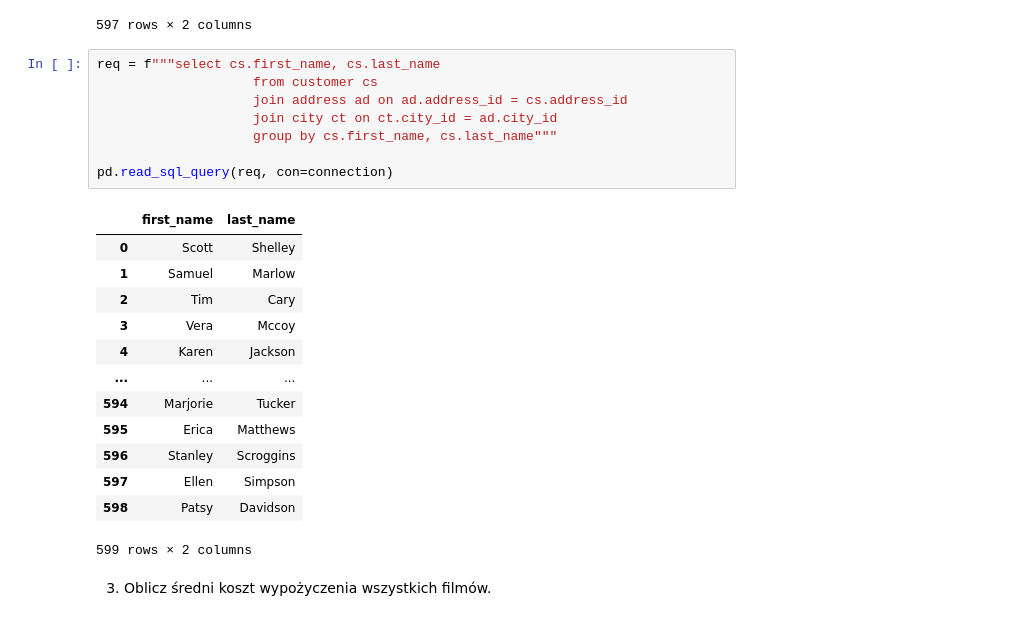
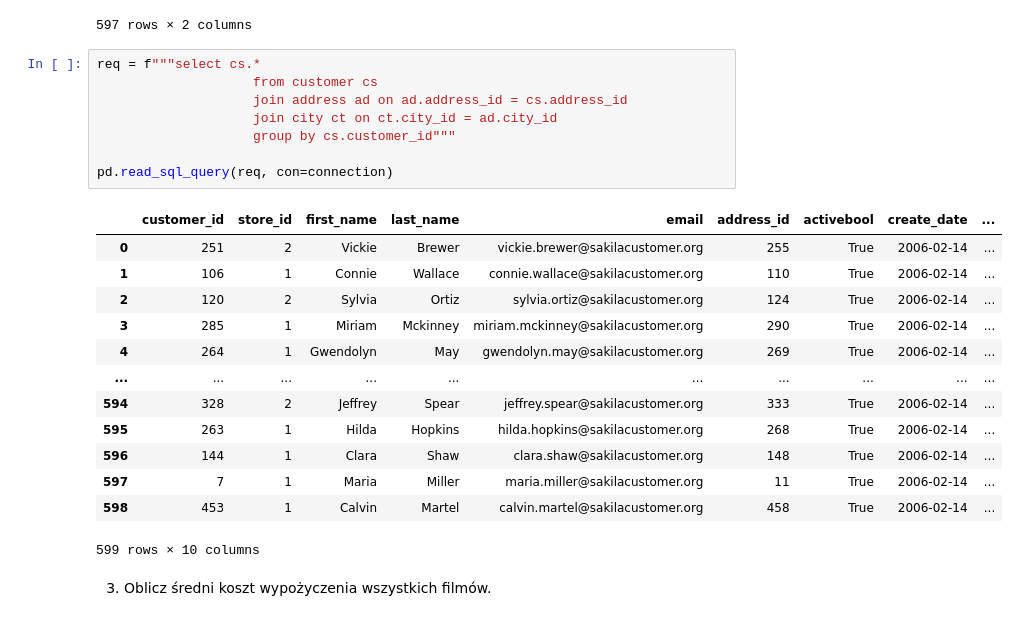
Before and after one commit to MariuszKuchtaAgh/ABD_laboratorium, a Jupyter notebook: lab_4__281021/raport.ipynb, the cells around one changed output. Saved outputs shown, nothing was run; the diff lists cells and outputs as text.

```diff
--- a/lab_4__281021/raport.ipynb
+++ b/lab_4__281021/raport.ipynb
@@ -357,27 +361,27 @@ pd.read_sql_query(req, con=connection)
 | 596 | London | 2 |
 597 rows × 2 columns
 # %%
-req = f"""select cs.first_name, cs.last_name
+req = f"""select cs.*
                     from customer cs
                     join address ad on ad.address_id = cs.address_id
                     join city ct on ct.city_id = ad.city_id
-                    group by cs.first_name, cs.last_name"""
+                    group by cs.customer_id"""
 
 pd.read_sql_query(req, con=connection)
 # %% [output]
-|  | first_name | last_name |
-| 0 | Scott | Shelley |
-| 1 | Samuel | Marlow |
-| 2 | Tim | Cary |
-| 3 | Vera | Mccoy |
-| 4 | Karen | Jackson |
-| ... | ... | ... |
-| 594 | Marjorie | Tucker |
-| 595 | Erica | Matthews |
-| 596 | Stanley | Scroggins |
-| 597 | Ellen | Simpson |
-| 598 | Patsy | Davidson |
+|  | customer_id | store_id | first_name | last_name | email | address_id | activebool | create_date | ... |
+| 0 | 251 | 2 | Vickie | Brewer | vickie.brewer@sakilacustomer.org | 255 | True | 2006-02-14 | ... |
+| 1 | 106 | 1 | Connie | Wallace | connie.wallace@sakilacustomer.org | 110 | True | 2006-02-14 | ... |
+| 2 | 120 | 2 | Sylvia | Ortiz | sylvia.ortiz@sakilacustomer.org | 124 | True | 2006-02-14 | ... |
+| 3 | 285 | 1 | Miriam | Mckinney | miriam.mckinney@sakilacustomer.org | 290 | True | 2006-02-14 | ... |
+| 4 | 264 | 1 | Gwendolyn | May | gwendolyn.may@sakilacustomer.org | 269 | True | 2006-02-14 | ... |
+| ... | ... | ... | ... | ... | ... | ... | ... | ... | ... |
+| 594 | 328 | 2 | Jeffrey | Spear | jeffrey.spear@sakilacustomer.org | 333 | True | 2006-02-14 | ... |
+| 595 | 263 | 1 | Hilda | Hopkins | hilda.hopkins@sakilacustomer.org | 268 | True | 2006-02-14 | ... |
+| 596 | 144 | 1 | Clara | Shaw | clara.shaw@sakilacustomer.org | 148 | True | 2006-02-14 | ... |
+| 597 | 7 | 1 | Maria | Miller | maria.miller@sakilacustomer.org | 11 | True | 2006-02-14 | ... |
+| 598 | 453 | 1 | Calvin | Martel | calvin.martel@sakilacustomer.org | 458 | True | 2006-02-14 | ... |
-599 rows × 2 columns
+599 rows × 10 columns
 # %% [markdown]
 3. Oblicz średni koszt wypożyczenia wszystkich filmów.
 # %%
```
Also changed, not shown: parts of 4 cells of this notebook.
